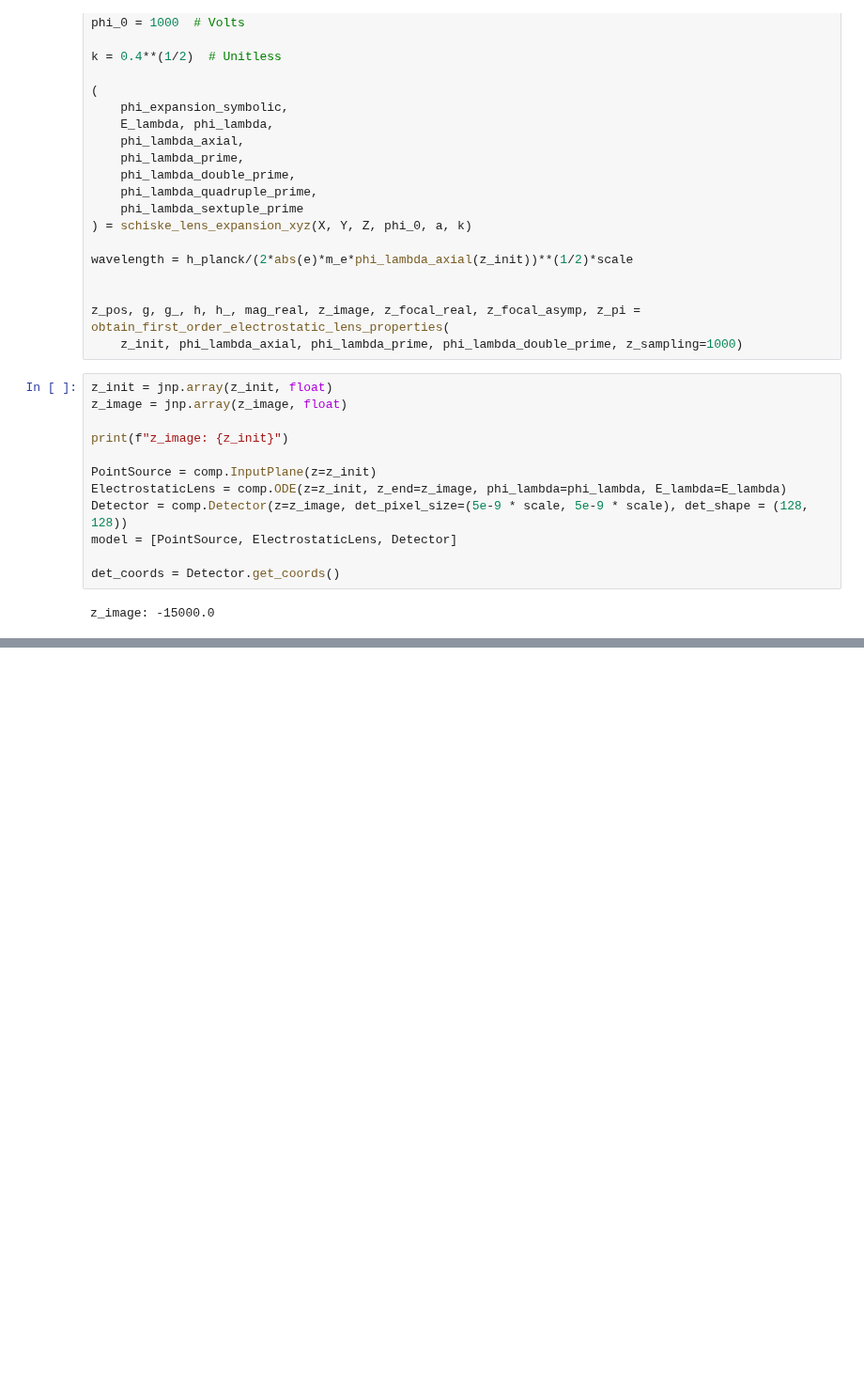
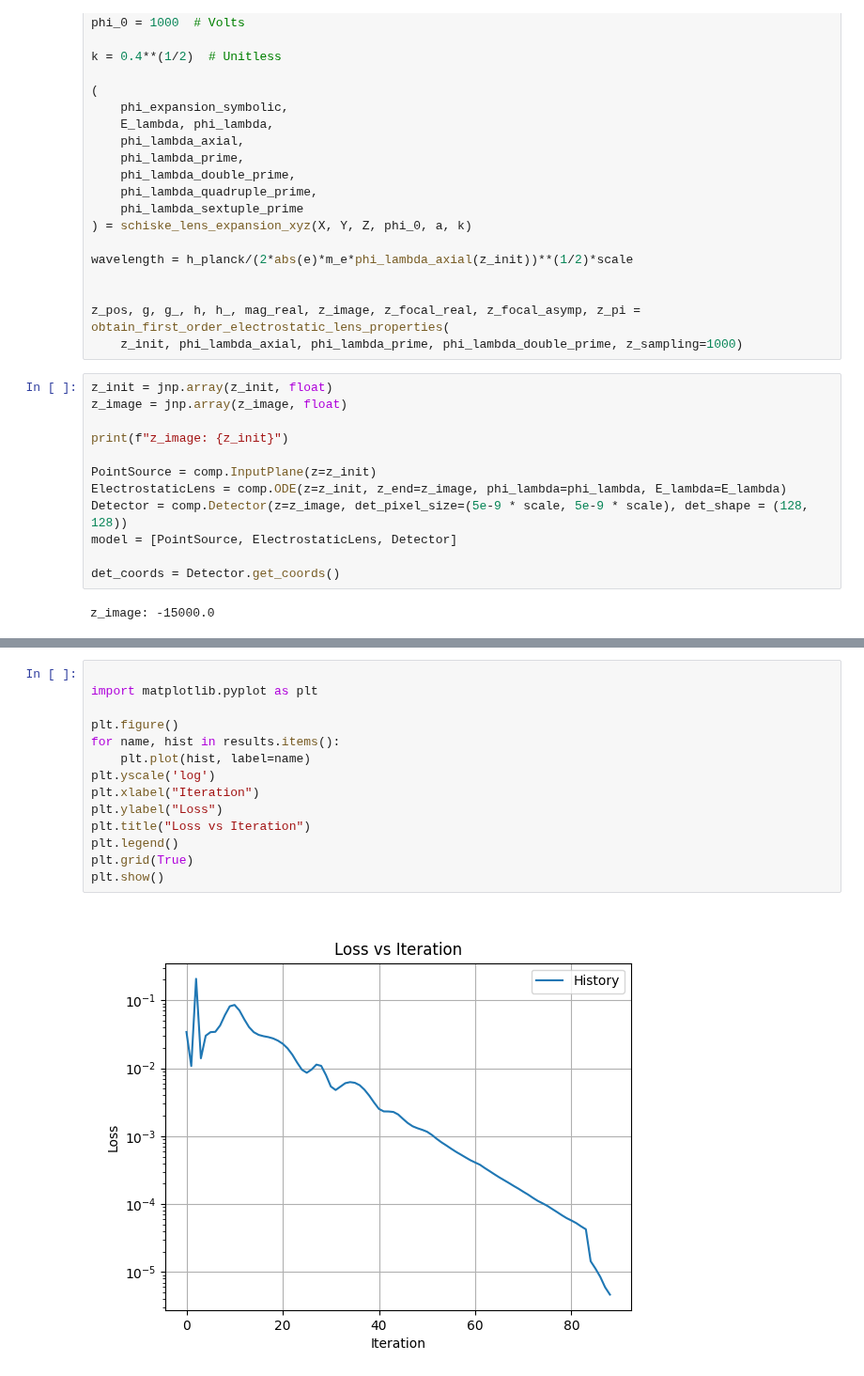
Before and after one commit to uellue/TemGymCore, a Jupyter notebook: ode/electrostatic_lens_optim.ipynb, the cells around one changed output, grey strips where cells are left out. Shown at 94% size. Cells and saved outputs as stored; diff of their text form; blank space fills up the shorter version.

```diff
--- a/ode/electrostatic_lens_optim.ipynb
+++ b/ode/electrostatic_lens_optim.ipynb
@@ -234,3 +210,19 @@ plt.show()
+# %%
+
+import matplotlib.pyplot as plt
+
+plt.figure()
+for name, hist in results.items():
+    plt.plot(hist, label=name)
+plt.yscale('log')
+plt.xlabel("Iteration")
+plt.ylabel("Loss")
+plt.title("Loss vs Iteration")
+plt.legend()
+plt.grid(True)
+plt.show()
+# %% [output]
+[figure, added]
 # %%
 import diffrax
 from jaxgym.ode import electron_equation_of_motion
```
Also changed, not shown: parts of 4 cells of this notebook.
